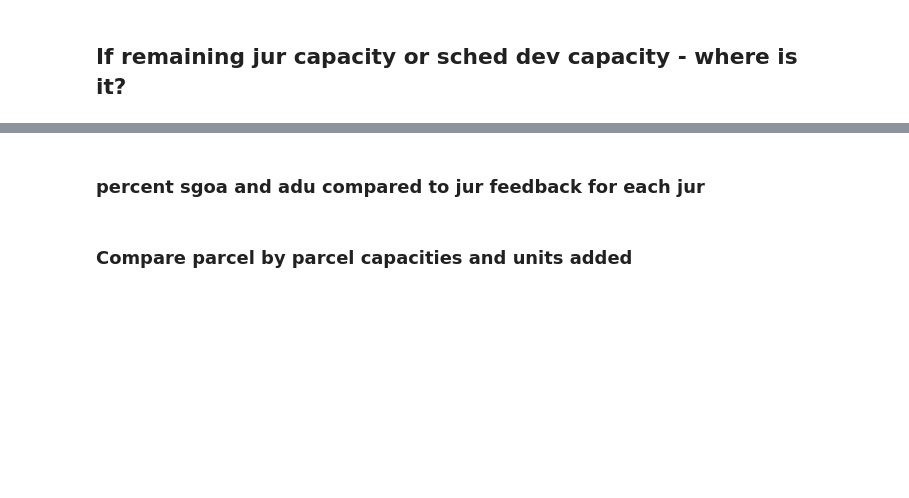
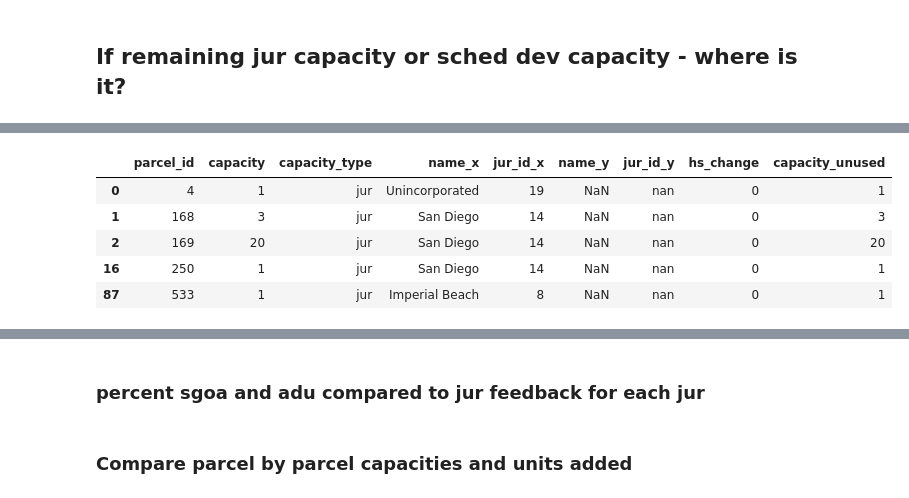
Before and after one commit to SANDAG/sandag_urbansim_lite, a Jupyter notebook: notebooks/QCsummary.ipynb, the cells around one changed output, grey strips where cells are left out. Drawn from its saved outputs; the diff is of its cells as text; code cells hidden in the pictures; blank space fills up the shorter version.

```diff
--- a/notebooks/QCsummary.ipynb
+++ b/notebooks/QCsummary.ipynb
@@ -297,3 +368,12 @@ print("\n Unused Capacity from Jur Feedback : {:,}".format(ununsed_jur_total))
+# %%
+unused_jur.loc[unused_jur.capacity_unused>0].head()
+# %% [output]
+|  | parcel_id | capacity | capacity_type | name_x | jur_id_x | name_y | jur_id_y | hs_change | capacity_unused |
+| 0 | 4 | 1 | jur | Unincorporated | 19 | NaN | nan | 0 | 1 |
+| 1 | 168 | 3 | jur | San Diego | 14 | NaN | nan | 0 | 3 |
+| 2 | 169 | 20 | jur | San Diego | 14 | NaN | nan | 0 | 20 |
+| 16 | 250 | 1 | jur | San Diego | 14 | NaN | nan | 0 | 1 |
+| 87 | 533 | 1 | jur | Imperial Beach | 8 | NaN | nan | 0 | 1 |
 # %%
 jur_unused = pd.DataFrame({'unused_jur_capacity': unused_jur.
                                           groupby(["name_x","jur_id_x"])
```
Also changed, not shown: parts of 14 cells of this notebook, 3 other files.
